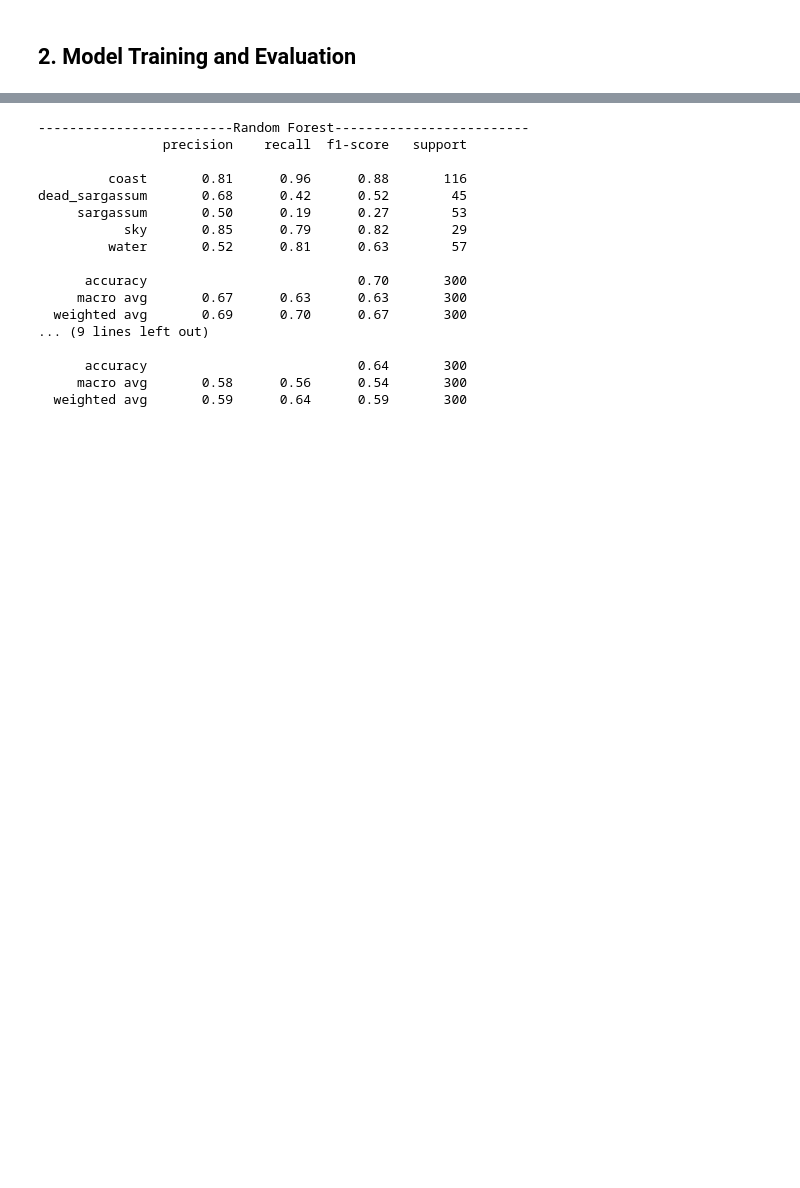
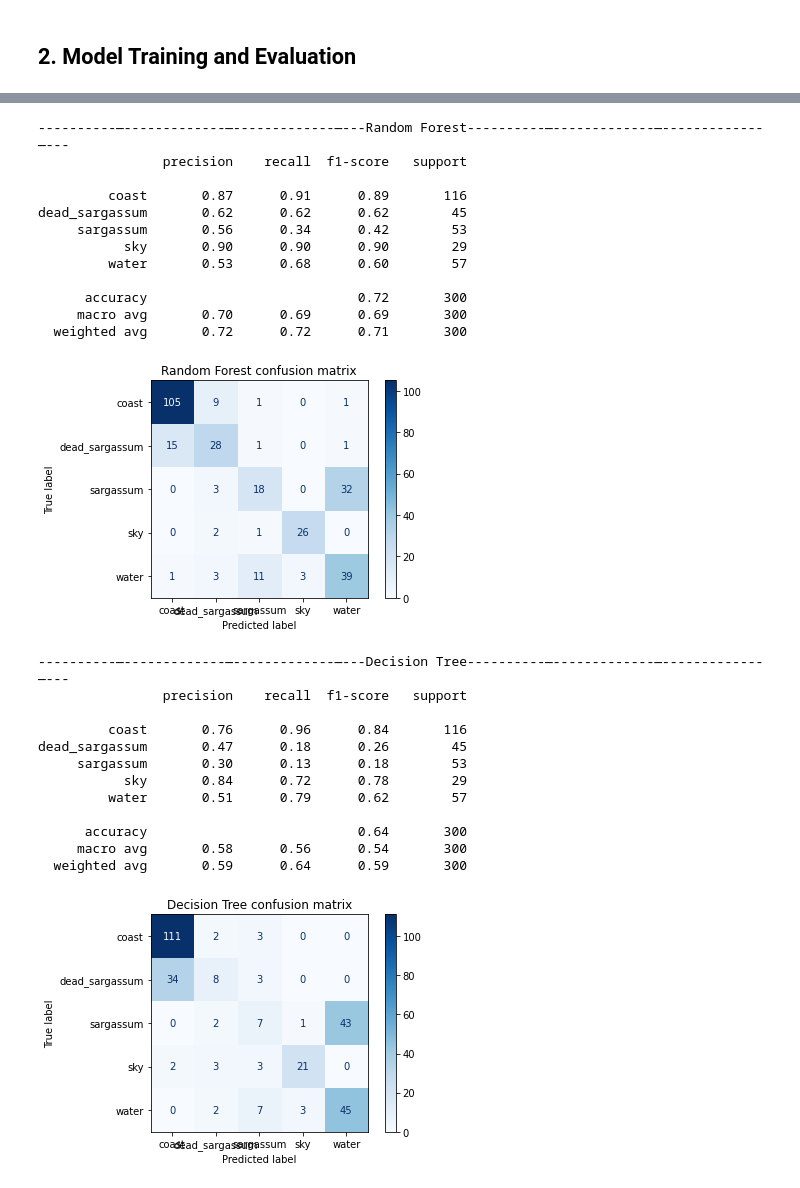
Before and after one commit to bondi7/sargassum-image-detection, a Jupyter notebook: model.ipynb, the cells around one changed output, grey strips where cells are left out. Drawn from its saved outputs; the diff is of its cells as text; code cells hidden in the pictures; blank space fills up the shorter version.

```diff
--- a/model.ipynb
+++ b/model.ipynb
@@ -137,27 +137,37 @@ df
 # %%
 best_classifiers_df = df.iloc[:2]
 for idx in np.array(best_classifiers_df.index):
     name = names[idx]
     clf = classifiers[idx]
     clf.fit(X_train, y_train)
     y_pred = clf.predict(X_test)
-    print(f"-------------------------{name}-------------------------")
-    print(classification_report(y_test, y_pred, target_names=train_classes_))
+    evaluate(clf, X_test, y_test, y_pred, test_classes_, name)
+    # print(f"-------------------------{name}-------------------------")
+    # print(classification_report(y_test, y_pred, target_names=train_classes_))
 # %% [output]
--------------------------Random Forest-------------------------
+----------—-------------—-------------—---Random Forest----------—-------------—-------------—---
                 precision    recall  f1-score   support
 
-         coast       0.81      0.96      0.88       116
-dead_sargassum       0.68      0.42      0.52        45
-     sargassum       0.50      0.19      0.27        53
-           sky       0.85      0.79      0.82        29
-         water       0.52      0.81      0.63        57
+         coast       0.87      0.91      0.89       116
+dead_sargassum       0.62      0.62      0.62        45
+     sargassum       0.56      0.34      0.42        53
+           sky       0.90      0.90      0.90        29
+         water       0.53      0.68      0.60        57
 
-      accuracy                           0.70       300
-     macro avg       0.67      0.63      0.63       300
-  weighted avg       0.69      0.70      0.67       300
-... (9 lines left out)
-
-      accuracy                           0.64       300
-     macro avg       0.58      0.56      0.54       300
-  weighted avg       0.59      0.64      0.59       300
+      accuracy                           0.72       300
+     macro avg       0.70      0.69      0.69       300
+  weighted avg       0.72      0.72      0.71       300
+[figure, added]
+----------—-------------—-------------—---Decision Tree----------—-------------—-------------—---
+                precision    recall  f1-score   support
+
+         coast       0.76      0.96      0.84       116
+dead_sargassum       0.47      0.18      0.26        45
+     sargassum       0.30      0.13      0.18        53
+           sky       0.84      0.72      0.78        29
+         water       0.51      0.79      0.62        57
+
+      accuracy                           0.64       300
+     macro avg       0.58      0.56      0.54       300
+  weighted avg       0.59      0.64      0.59       300
+[figure, added]
```
Also changed, not shown: parts of 5 cells of this notebook.
